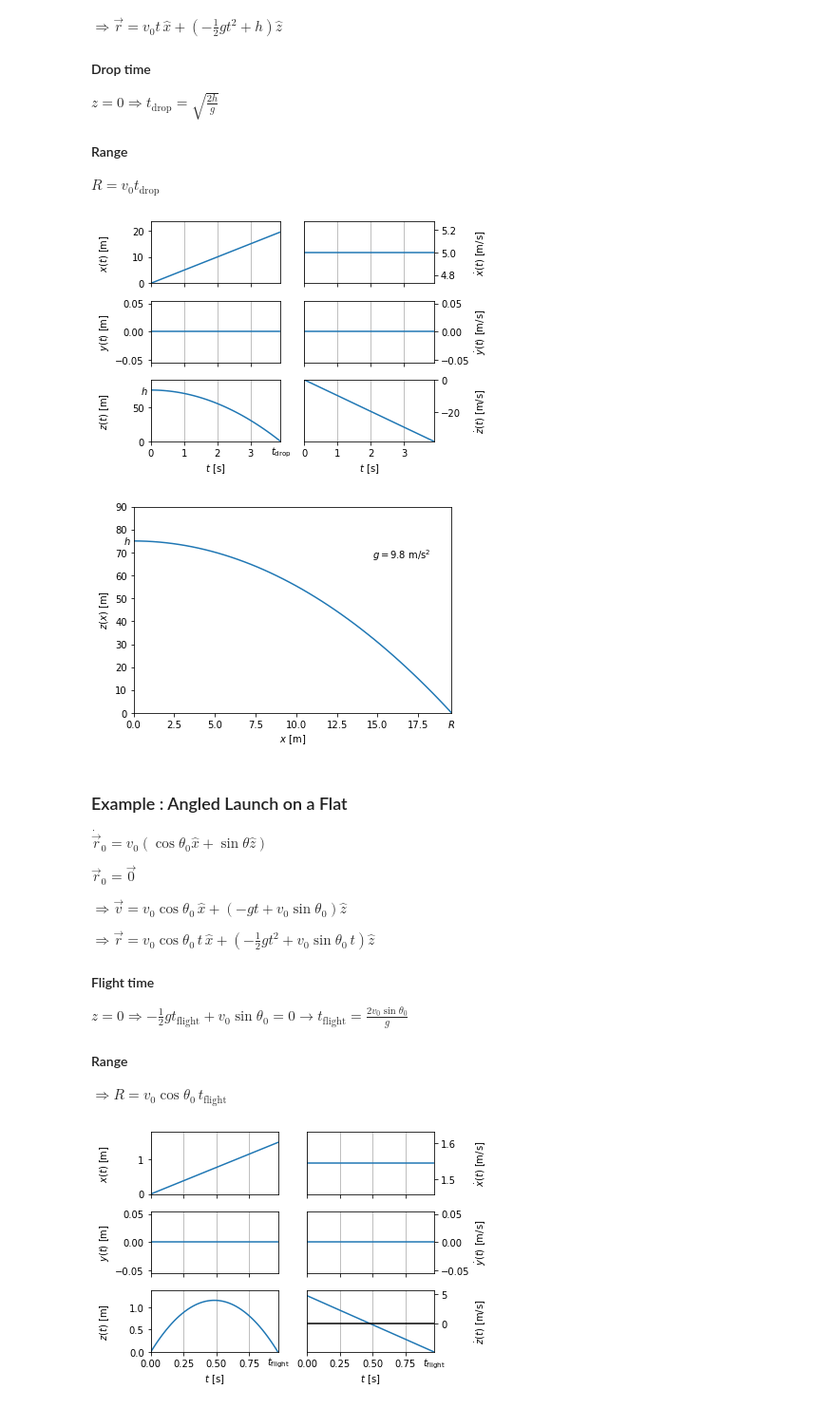
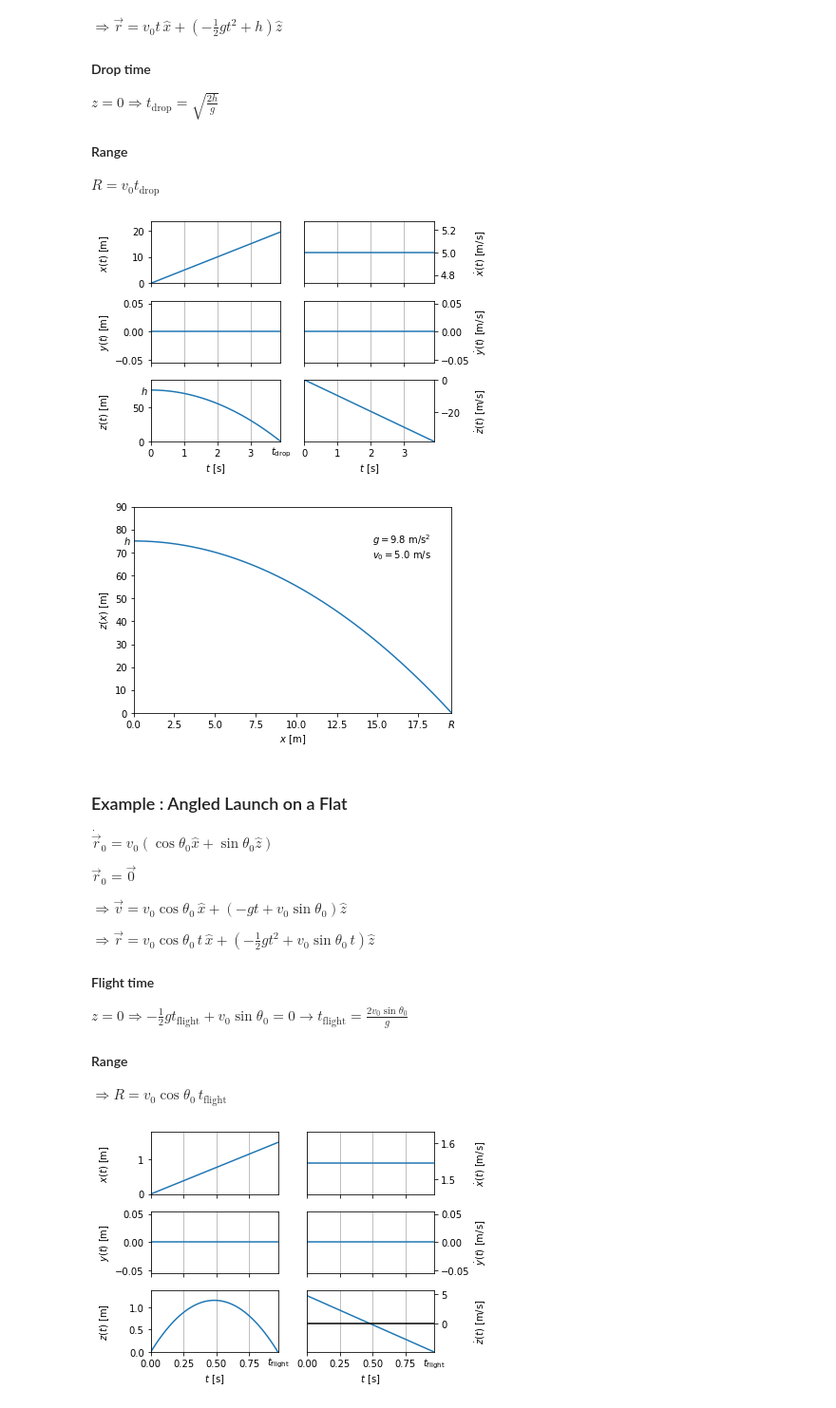
Before and after one commit to williamdparker/classical-mechanics, a Jupyter notebook: main.ipynb, the cells around one changed output. Shown: that part at 95% size. Cells and saved outputs as stored; diff of their text form; code cells hidden in the pictures.

Commit message:
Fixed missing subscript and added additional plot label

```diff
--- a/main.ipynb
+++ b/main.ipynb
@@ -153,38 +153,41 @@ for variable_index in range(len(variable_labels)):
         variable_extrema = [np.min(variables[variable_index][dimension_index]), np.max(variables[variable_index][dimension_index])]
         if variable_extrema[0] != variable_extrema[1]:
             axes[dimension_index, variable_index].set_ylim([variable_extrema[0], 1.2*variable_extrema[1]])
         if variable_index % 2 == 1:
             axes[dimension_index][variable_index].yaxis.set_label_position('right')
             axes[dimension_index][variable_index].yaxis.tick_right()
     axes[2][variable_index].set_xlabel(r'$t$ [s]')  # label x-axis
 
 # Label important points on subplots
 axes[2][0].text(-0.05*times[-1], height, r'$h$', va='center', ha='center')           # h on z(t)
 axes[2][0].text(drop_time, -0.2*height, r'$t_{\rm drop}$', va='center', ha='center')  #
 
 # Format plot
 figure.tight_layout()  # minimize white space between subplots
 figure.align_labels()  # line up axis labels on subplots
 plt.show()
 
 # Plot z(x)
 plt.plot(positions[0], positions[2])
 plt.xlabel(r'$x$ [m]')
 plt.ylabel(r'$z(x)$ [m]')
 plt.xlim([np.min(positions[0]), np.max(positions[0])])
 x_range = plt.xlim()[1] - plt.xlim()[0]
 plt.ylim([np.min(positions[2]), 1.2*np.max(positions[2])])
 y_range = plt.ylim()[1] - plt.ylim()[0]
 plt.text(-0.02*x_range+plt.xlim()[0], height, r'$h$', va='center', ha='center')
 plt.text(initial_velocity*drop_time, -0.05*y_range+plt.ylim()[0], r'$R$', va='center', ha='center')
-plt.text(plt.xlim()[0]+0.75*x_range, plt.ylim()[0]+0.75*y_range, rf'$g = ${standard_gravity:.1f} m/s$^2$')
+label_string = rf'$g = ${standard_gravity:.1f} m/s$^2$'
+label_string += '\n'
+label_string += rf'$v_0 = ${initial_velocity:.1f} m/s'
+plt.text(plt.xlim()[0]+0.75*x_range, plt.ylim()[0]+0.75*y_range, label_string)
 plt.show()
 # %% [output]
 [figure]
-[figure, old version]
+[figure, new version]
 # %% [markdown]
 ### Example : Angled Launch on a Flat
-$\dot{\vec{r}}_0 = v_0 \left(\cos \theta_0 \hat{x} + \sin \theta \hat{z}\right)$
+$\dot{\vec{r}}_0 = v_0 \left(\cos \theta_0 \hat{x} + \sin \theta_0 \hat{z}\right)$
 
 $\vec{r}_0 = \vec{0}$
 
```
